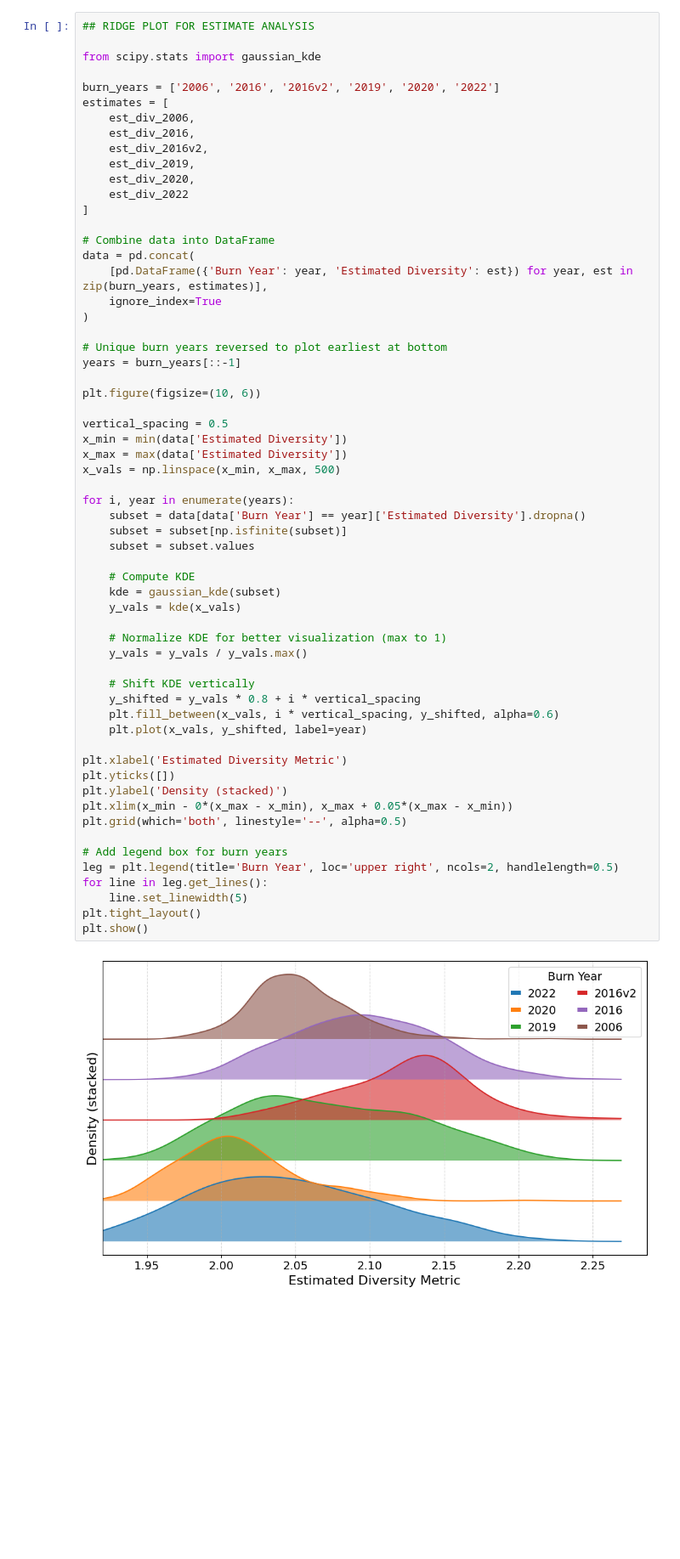
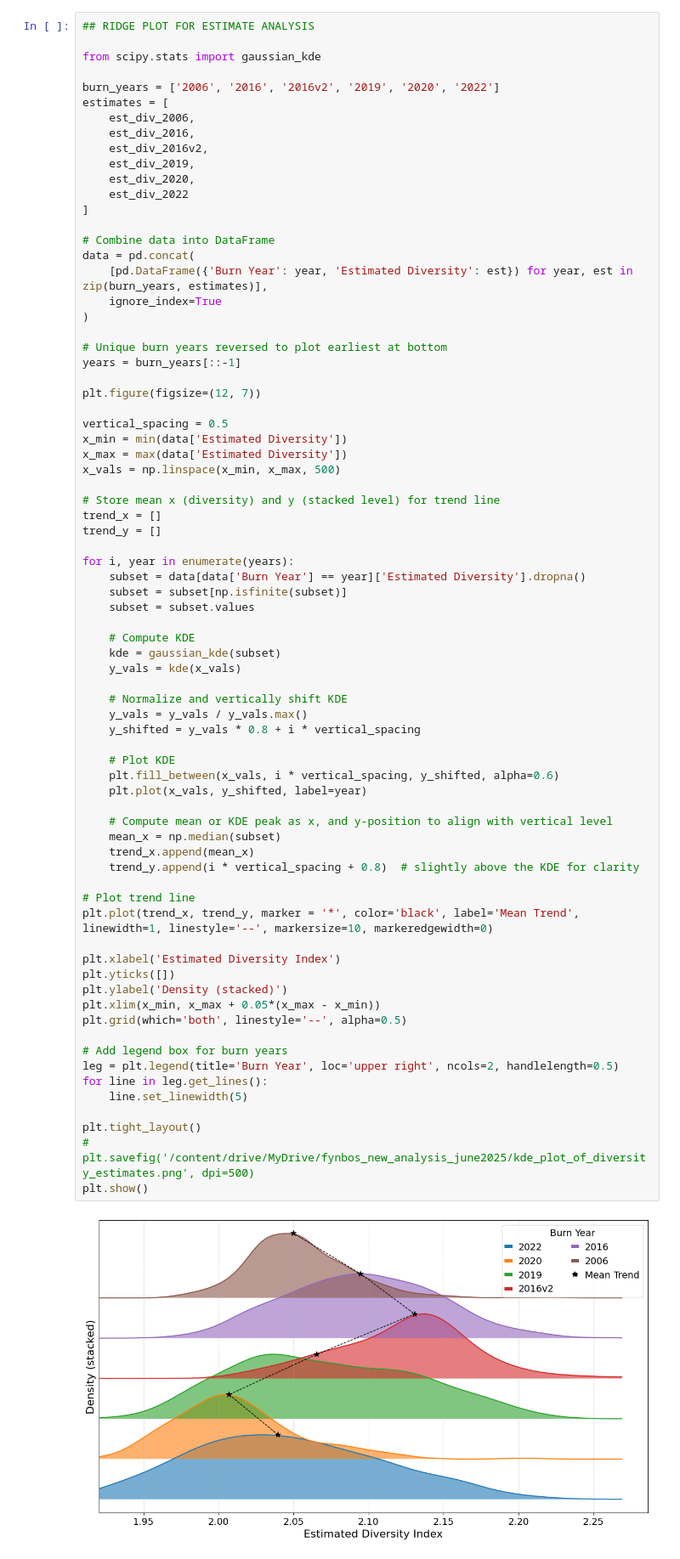
Before and after one commit to Bhatta6190/SfM-based-shrubland-analysis, a Jupyter notebook: Fynbos_Biodiversity_Assesment.ipynb, the cells around one changed output. Shown at 85% size. Cells and saved outputs as stored; diff of their text form; blank space fills up the shorter version.

```diff
--- a/Fynbos_Biodiversity_Assesment.ipynb
+++ b/Fynbos_Biodiversity_Assesment.ipynb
@@ -1093,41 +1090,55 @@ data = pd.concat(
 # Unique burn years reversed to plot earliest at bottom
 years = burn_years[::-1]
 
-plt.figure(figsize=(10, 6))
+plt.figure(figsize=(12, 7))
 
 vertical_spacing = 0.5
 x_min = min(data['Estimated Diversity'])
 x_max = max(data['Estimated Diversity'])
 x_vals = np.linspace(x_min, x_max, 500)
+
+# Store mean x (diversity) and y (stacked level) for trend line
+trend_x = []
+trend_y = []
 
 for i, year in enumerate(years):
     subset = data[data['Burn Year'] == year]['Estimated Diversity'].dropna()
     subset = subset[np.isfinite(subset)]
     subset = subset.values
 
     # Compute KDE
     kde = gaussian_kde(subset)
     y_vals = kde(x_vals)
 
-    # Normalize KDE for better visualization (max to 1)
+    # Normalize and vertically shift KDE
     y_vals = y_vals / y_vals.max()
+    y_shifted = y_vals * 0.8 + i * vertical_spacing
 
-    # Shift KDE vertically
-    y_shifted = y_vals * 0.8 + i * vertical_spacing
+    # Plot KDE
     plt.fill_between(x_vals, i * vertical_spacing, y_shifted, alpha=0.6)
     plt.plot(x_vals, y_shifted, label=year)
 
-plt.xlabel('Estimated Diversity Metric')
+    # Compute mean or KDE peak as x, and y-position to align with vertical level
+    mean_x = np.median(subset)
+    trend_x.append(mean_x)
+    trend_y.append(i * vertical_spacing + 0.8)  # slightly above the KDE for clarity
+
+# Plot trend line
+plt.plot(trend_x, trend_y, marker = '*', color='black', label='Mean Trend', linewidth=1, linestyle='--', markersize=10, markeredgewidth=0)
+
+plt.xlabel('Estimated Diversity Index')
 plt.yticks([])
 plt.ylabel('Density (stacked)')
-plt.xlim(x_min - 0*(x_max - x_min), x_max + 0.05*(x_max - x_min))
+plt.xlim(x_min, x_max + 0.05*(x_max - x_min))
 plt.grid(which='both', linestyle='--', alpha=0.5)
 
 # Add legend box for burn years
 leg = plt.legend(title='Burn Year', loc='upper right', ncols=2, handlelength=0.5)
 for line in leg.get_lines():
     line.set_linewidth(5)
+
 plt.tight_layout()
+# plt.savefig('/content/drive/MyDrive/fynbos_new_analysis_june2025/kde_plot_of_diversity_estimates.png', dpi=500)
 plt.show()
 # %% [output]
-[figure, old version]
+[figure, new version]
```
Also changed, not shown: parts of 5 cells of this notebook.
